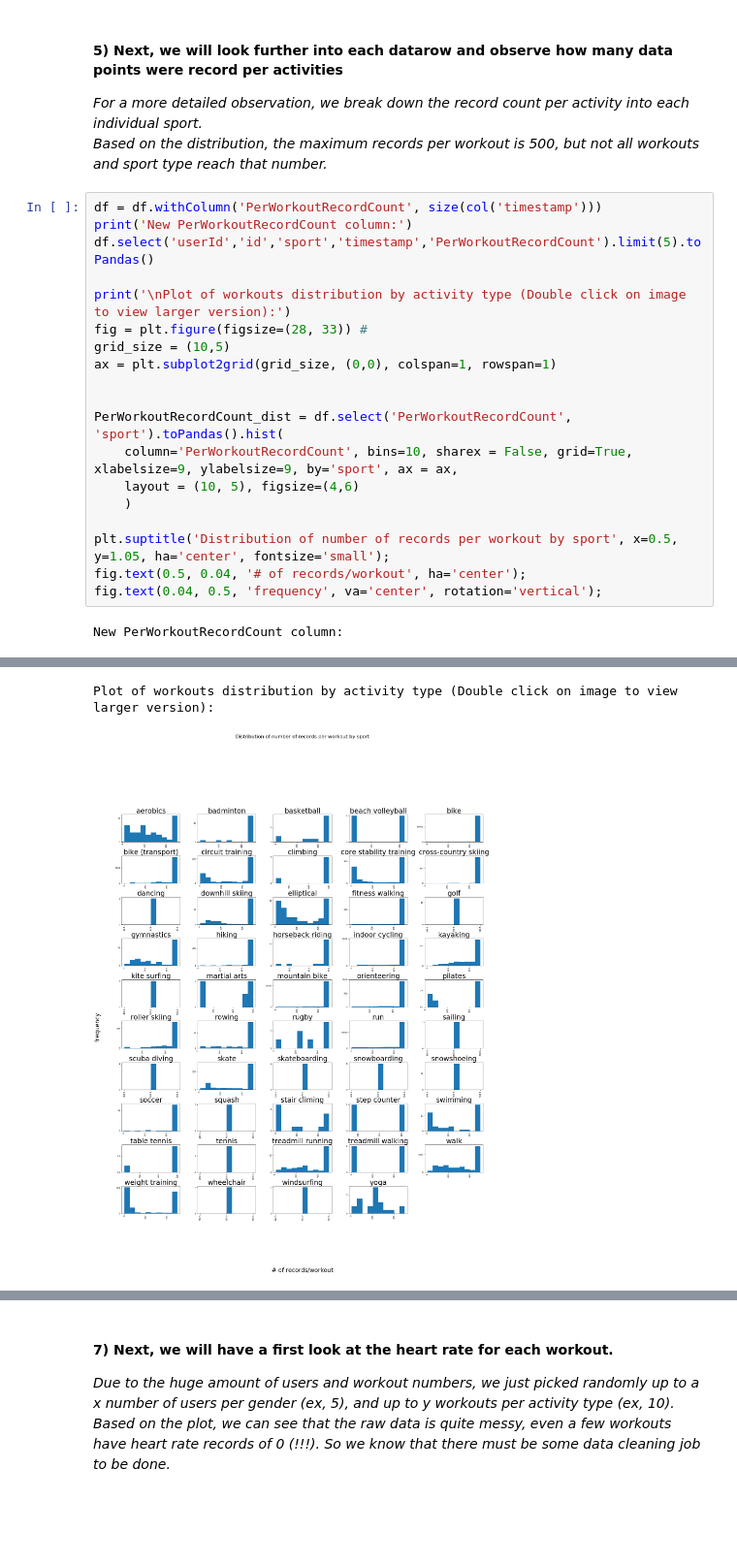
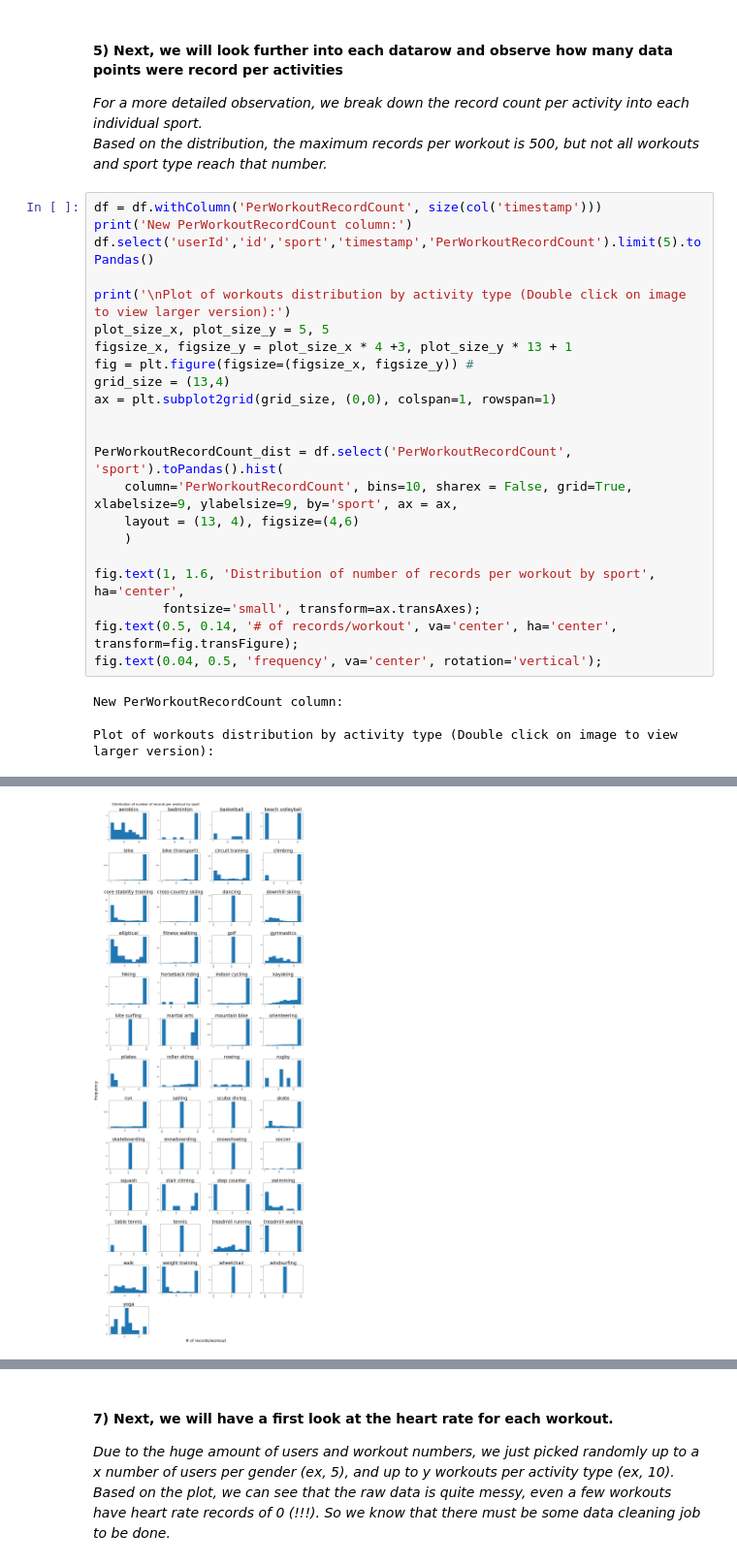
Before and after one commit to TuanTTranCS/concordia-bigdata-project, a Jupyter notebook: BigData_Project_Explore.ipynb, the cells around one changed output, grey strips where cells are left out. Shown at 97% size. Saved outputs shown, nothing was run; the diff lists cells and outputs as text; blank space fills up the shorter version.

Commit message:
rev11: adjusted histogram plots' layout

```diff
--- a/BigData_Project_Explore.ipynb
+++ b/BigData_Project_Explore.ipynb
@@ -198,18 +198,23 @@ print('New PerWorkoutRecordCount column:')
 df.select('userId','id','sport','timestamp','PerWorkoutRecordCount').limit(5).toPandas()
 
 print('\nPlot of workouts distribution by activity type (Double click on image to view larger version):')
-fig = plt.figure(figsize=(28, 33)) #
-grid_size = (10,5)
+plot_size_x, plot_size_y = 5, 5
+figsize_x, figsize_y = plot_size_x * 4 +3, plot_size_y * 13 + 1
+fig = plt.figure(figsize=(figsize_x, figsize_y)) #
+grid_size = (13,4)
 ax = plt.subplot2grid(grid_size, (0,0), colspan=1, rowspan=1)
 
 
 PerWorkoutRecordCount_dist = df.select('PerWorkoutRecordCount', 'sport').toPandas().hist(
     column='PerWorkoutRecordCount', bins=10, sharex = False, grid=True, xlabelsize=9, ylabelsize=9, by='sport', ax = ax,
-    layout = (10, 5), figsize=(4,6)
+    layout = (13, 4), figsize=(4,6)
     )
 
-plt.suptitle('Distribution of number of records per workout by sport', x=0.5, y=1.05, ha='center', fontsize='small');
-fig.text(0.5, 0.04, '# of records/workout', ha='center');
+fig.text(1, 1.6, 'Distribution of number of records per workout by sport', ha='center',
+         fontsize='small', transform=ax.transAxes);
+fig.text(0.5, 0.14, '# of records/workout', va='center', ha='center', transform=fig.transFigure);
 fig.text(0.04, 0.5, 'frequency', va='center', rotation='vertical');
 # %% [output]
 New PerWorkoutRecordCount column:
+
+Plot of workouts distribution by activity type (Double click on image to view larger version):
@@ -222,2 +221 @@ New PerWorkoutRecordCount column:
-Plot of workouts distribution by activity type (Double click on image to view larger version):
-[figure, old version]
+[figure, new version]
```
Also changed, not shown: parts of 12 cells of this notebook.
